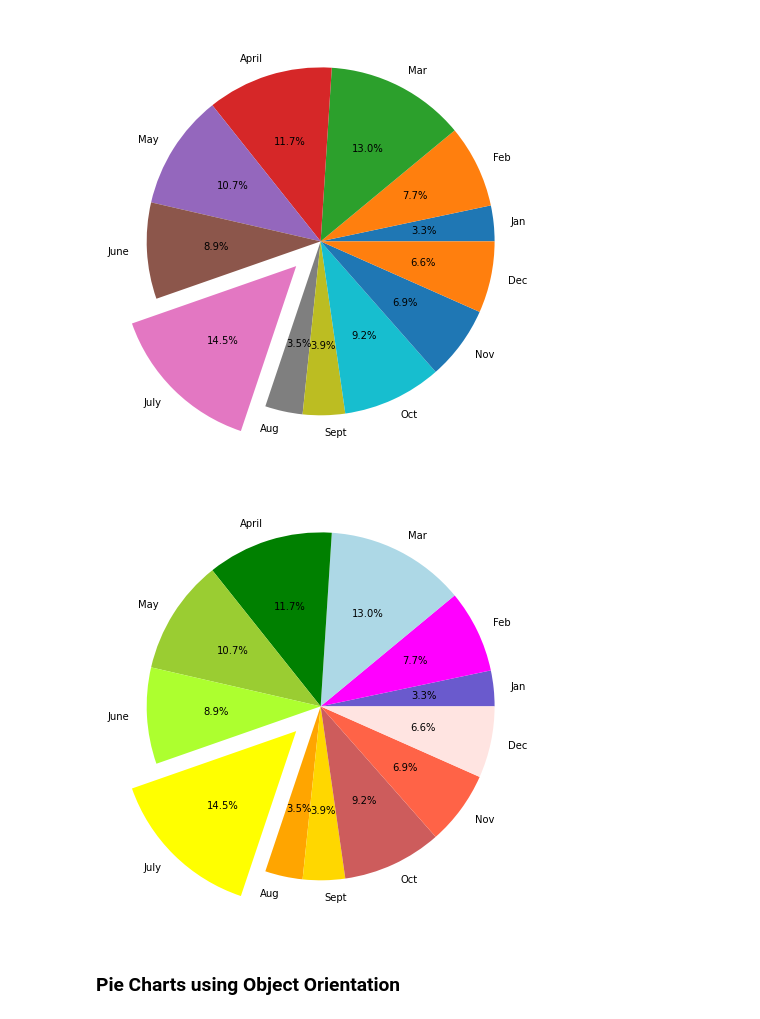
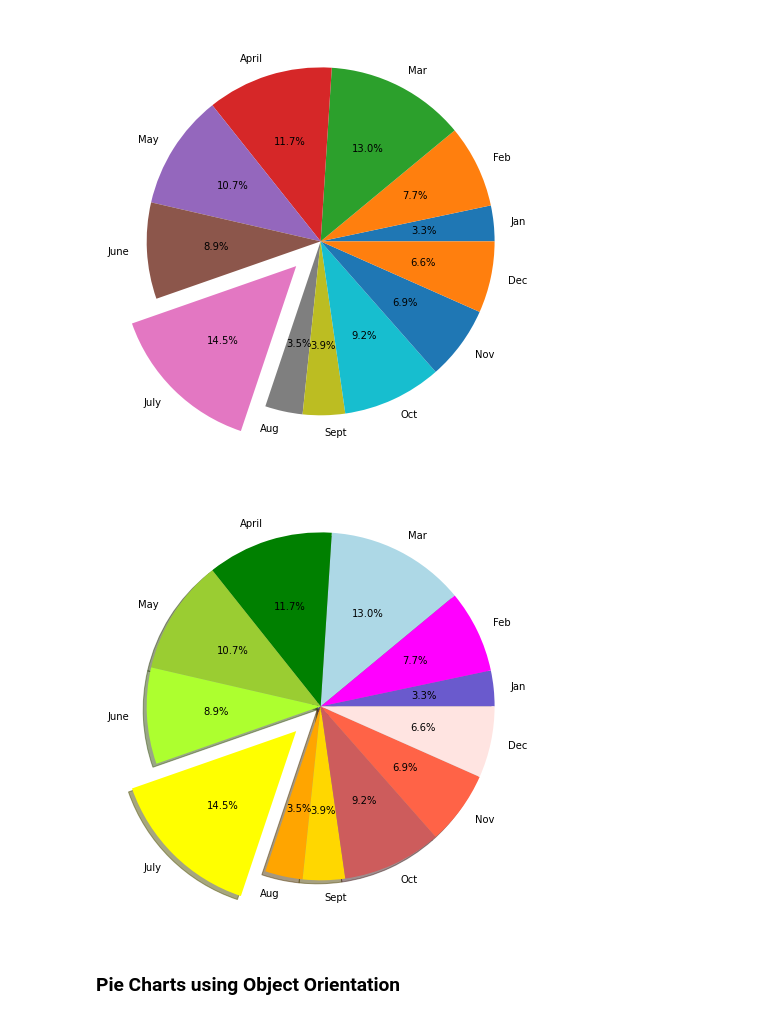
Before and after one commit to russgo1/Pyber_Analysis, a Jupyter notebook: Lessons/matplotlib_practice.ipynb, the cells around one changed output. Saved outputs shown, nothing was run; the diff lists cells and outputs as text; code cells hidden in the pictures.

```diff
--- a/Lessons/matplotlib_practice.ipynb
+++ b/Lessons/matplotlib_practice.ipynb
@@ -422,22 +422,23 @@ plt.show()
 # %%
 # Same as above with colors added
 # Colors list
 colors = ["slateblue", "magenta", "lightblue", "green", "yellowgreen", "greenyellow",
           "yellow", "orange", "gold", "indianred", "tomato", "mistyrose"]
 # Explode values tuple
 explode_values = (0, 0, 0, 0, 0, 0, 0.2, 0, 0, 0, 0, 0)
 # Size chart
 plt.subplots(figsize = (8, 8))
 # Create Chart with formatting
 plt.pie(y_axis,
         labels = x_axis,
         colors = colors,
         explode = explode_values,
-        autopct = '%.1f%%')
+        autopct = '%.1f%%',
+        shadow=True)
 
 plt.show()
 # %% [output]
-[figure, old version]
+[figure, new version]
 # %% [markdown]
 ### Pie Charts using Object Orientation
 # %%
```
Also changed, not shown: 3 other files.
